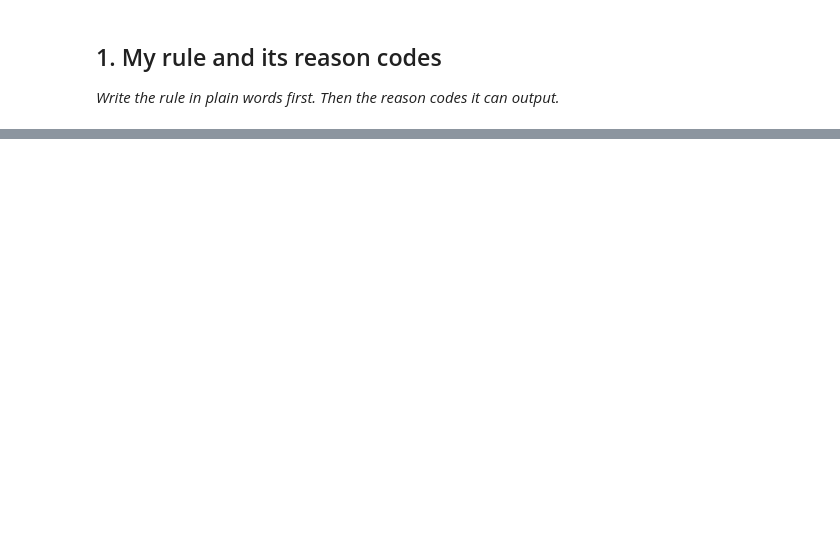
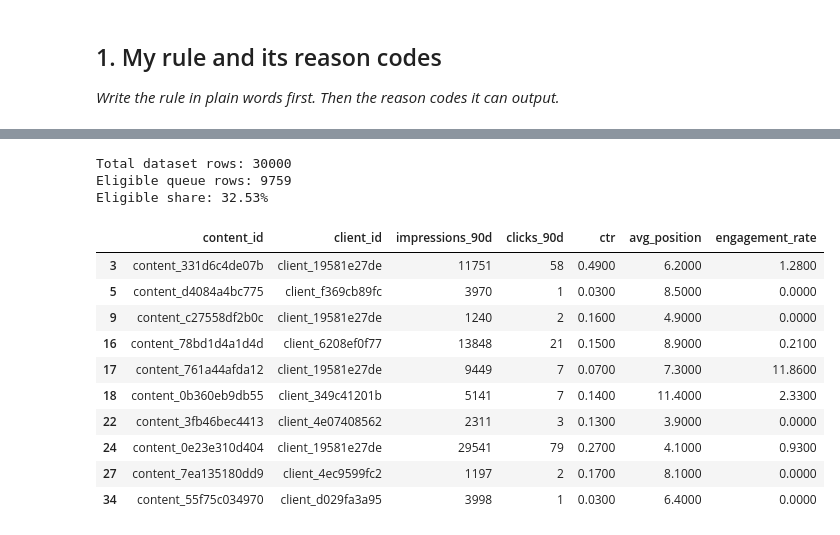
Before and after one commit to melikekaya01/flyrank-ml, a Jupyter notebook: work/notebooks/w04_baseline_score.ipynb, the cells around one changed output, grey strips where cells are left out. Drawn from its saved outputs; the diff is of its cells as text; code cells hidden in the pictures; blank space fills up the shorter version.

```diff
--- a/work/notebooks/w04_baseline_score.ipynb
+++ b/work/notebooks/w04_baseline_score.ipynb
@@ -36,0 +185,46 @@ This skeleton is yours to fill. Work the sections **in order** — each one has
+# %%
+# Apply the transparent CTR-opportunity eligibility rule
+
+eligibility_mask = (
+    (df["impressions_90d"] >= 500)
+    & (df["avg_position"] <= 20)
+    & (df["ctr"] < 0.5)
+)
+
+eligible_pages = df.loc[eligibility_mask].copy()
+
+print("Total dataset rows:", len(df))
+print("Eligible queue rows:", len(eligible_pages))
+print(
+    "Eligible share:",
+    f"{len(eligible_pages) / len(df) * 100:.2f}%",
+)
+
+display(
+    eligible_pages[
+        [
+            "content_id",
+            "client_id",
+            "impressions_90d",
+            "clicks_90d",
+            "ctr",
+            "avg_position",
+            "engagement_rate",
+        ]
+    ].head(10)
+)
+# %% [output]
+Total dataset rows: 30000
+Eligible queue rows: 9759
+Eligible share: 32.53%
+|  | content_id | client_id | impressions_90d | clicks_90d | ctr | avg_position | engagement_rate |
+| 3 | content_331d6c4de07b | client_19581e27de | 11751 | 58 | 0.4900 | 6.2000 | 1.2800 |
+| 5 | content_d4084a4bc775 | client_f369cb89fc | 3970 | 1 | 0.0300 | 8.5000 | 0.0000 |
+| 9 | content_c27558df2b0c | client_19581e27de | 1240 | 2 | 0.1600 | 4.9000 | 0.0000 |
+| 16 | content_78bd1d4a1d4d | client_6208ef0f77 | 13848 | 21 | 0.1500 | 8.9000 | 0.2100 |
+| 17 | content_761a44afda12 | client_19581e27de | 9449 | 7 | 0.0700 | 7.3000 | 11.8600 |
+| 18 | content_0b360eb9db55 | client_349c41201b | 5141 | 7 | 0.1400 | 11.4000 | 2.3300 |
+| 22 | content_3fb46bec4413 | client_4e07408562 | 2311 | 3 | 0.1300 | 3.9000 | 0.0000 |
+| 24 | content_0e23e310d404 | client_19581e27de | 29541 | 79 | 0.2700 | 4.1000 | 0.9300 |
+| 27 | content_7ea135180dd9 | client_4ec9599fc2 | 1197 | 2 | 0.1700 | 8.1000 | 0.0000 |
+| 34 | content_55f75c034970 | client_d029fa3a95 | 3998 | 1 | 0.0300 | 6.4000 | 0.0000 |
```
Also changed, not shown: parts of 29 cells of this notebook.
